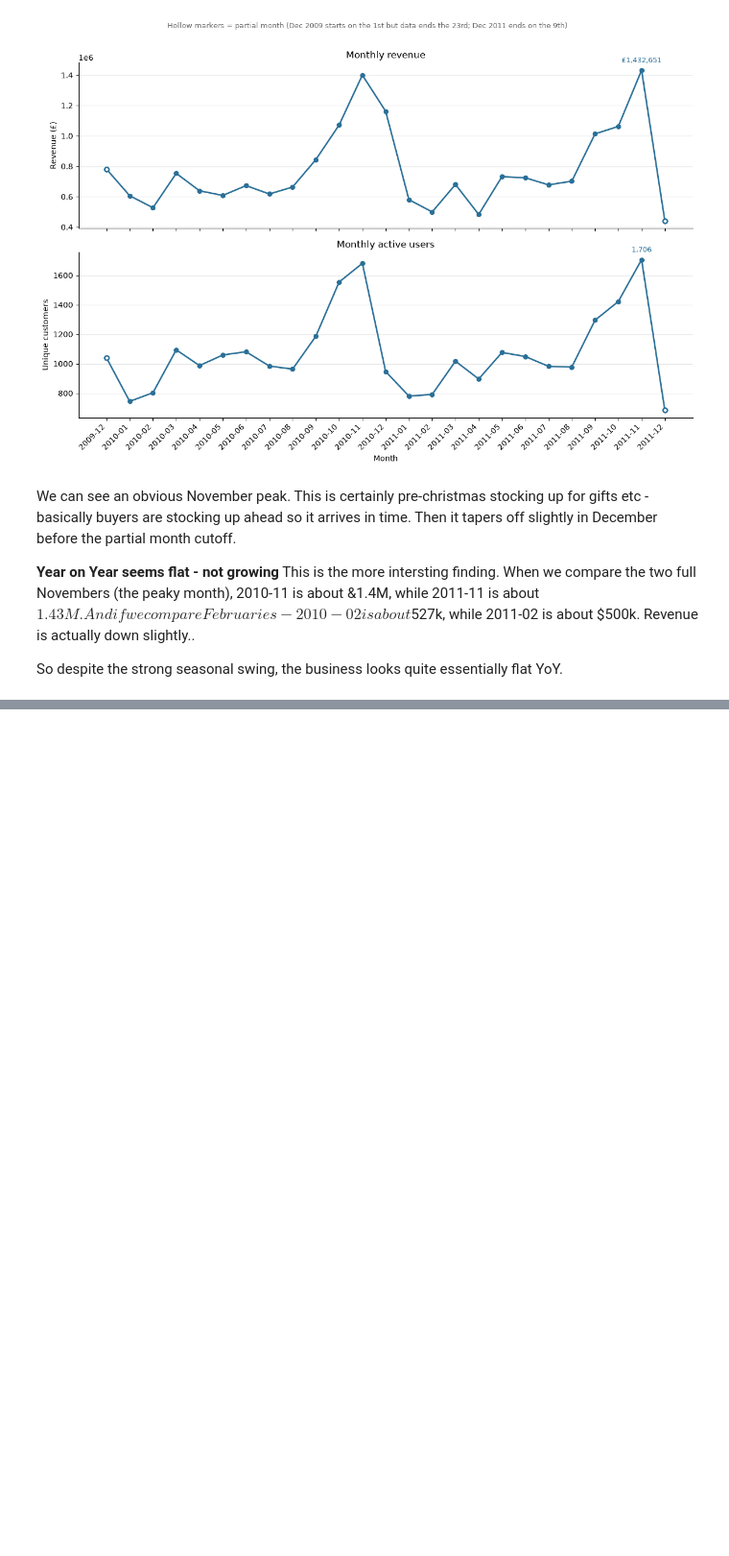
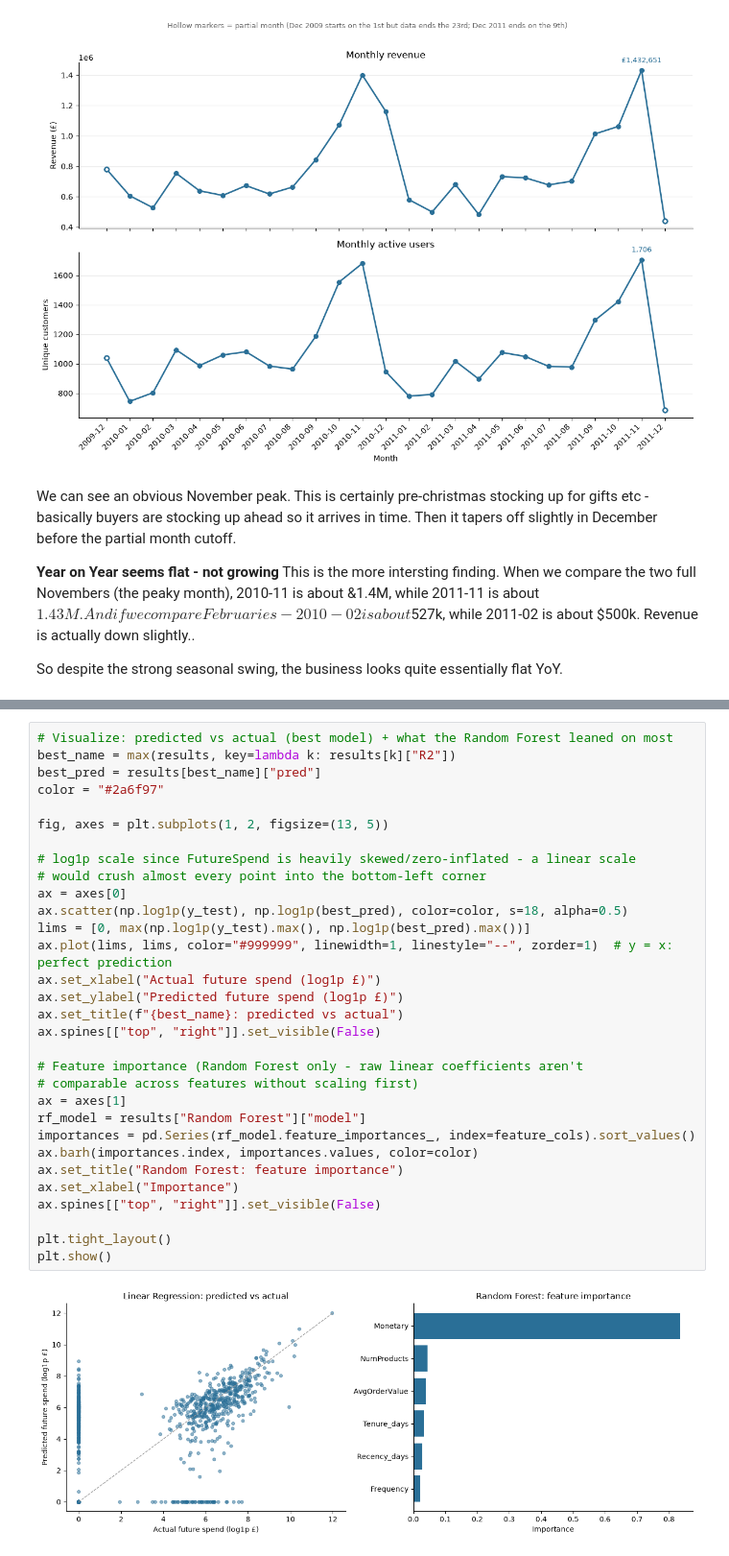
Before and after one commit to chua0332/marketing_datasets_EDA, a Jupyter notebook: online_retail_EDA.ipynb, the cells around one changed output, grey strips where cells are left out. Shown at 96% size. Drawn from its saved outputs; the diff is of its cells as text; blank space fills up the shorter version.

```diff
--- a/online_retail_EDA.ipynb
+++ b/online_retail_EDA.ipynb
@@ -299,0 +395,33 @@ So despite the strong seasonal swing, the business looks quite essentially flat
+# %%
+# Visualize: predicted vs actual (best model) + what the Random Forest leaned on most
+best_name = max(results, key=lambda k: results[k]["R2"])
+best_pred = results[best_name]["pred"]
+color = "#2a6f97"
+
+fig, axes = plt.subplots(1, 2, figsize=(13, 5))
+
+# log1p scale since FutureSpend is heavily skewed/zero-inflated - a linear scale
+# would crush almost every point into the bottom-left corner
+ax = axes[0]
+ax.scatter(np.log1p(y_test), np.log1p(best_pred), color=color, s=18, alpha=0.5)
+lims = [0, max(np.log1p(y_test).max(), np.log1p(best_pred).max())]
+ax.plot(lims, lims, color="#999999", linewidth=1, linestyle="--", zorder=1)  # y = x: perfect prediction
+ax.set_xlabel("Actual future spend (log1p £)")
+ax.set_ylabel("Predicted future spend (log1p £)")
+ax.set_title(f"{best_name}: predicted vs actual")
+ax.spines[["top", "right"]].set_visible(False)
+
+# Feature importance (Random Forest only - raw linear coefficients aren't
+# comparable across features without scaling first)
+ax = axes[1]
+rf_model = results["Random Forest"]["model"]
+importances = pd.Series(rf_model.feature_importances_, index=feature_cols).sort_values()
+ax.barh(importances.index, importances.values, color=color)
+ax.set_title("Random Forest: feature importance")
+ax.set_xlabel("Importance")
+ax.spines[["top", "right"]].set_visible(False)
+
+plt.tight_layout()
+plt.show()
+# %% [output]
+[figure, added]
```
Also changed, not shown: parts of 7 cells of this notebook.
